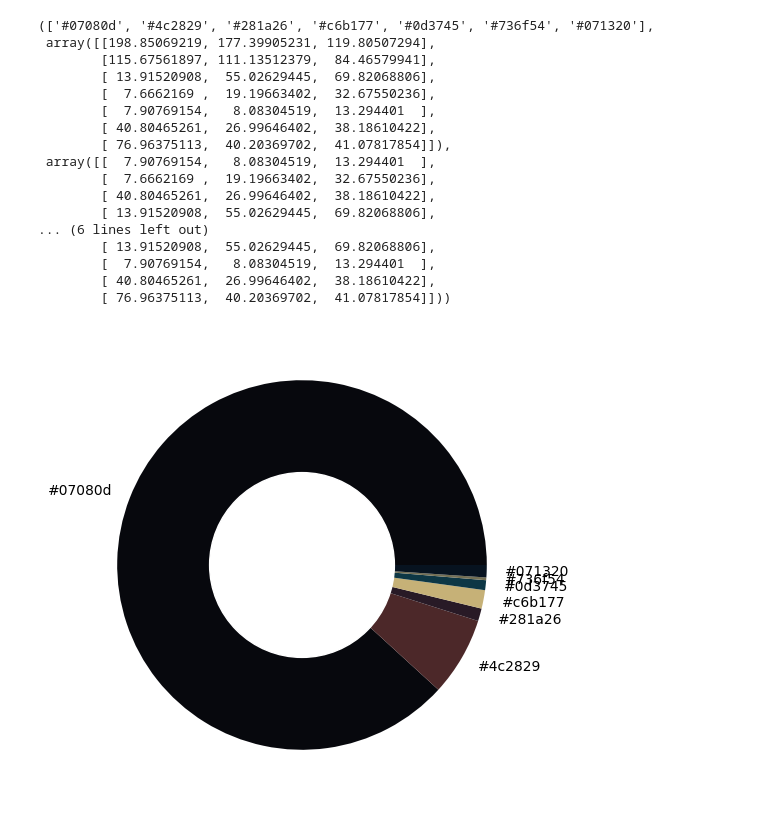
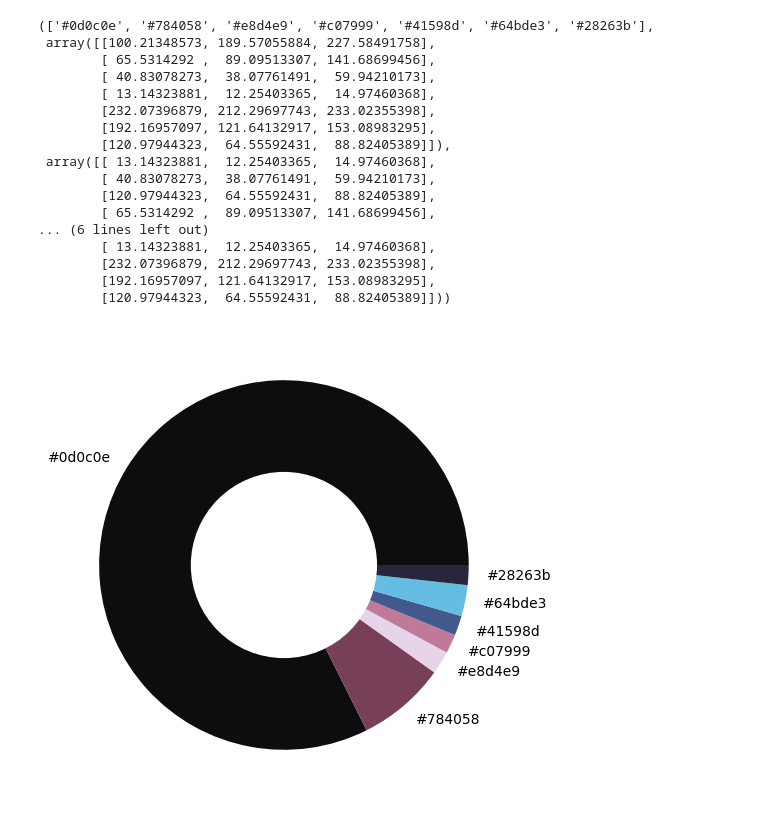
Before and after one commit to Viktorens/Portfolio_Website, a Jupyter notebook: js/imageColorPicker.ipynb, the cells around one changed output. Drawn from its saved outputs; the diff is of its cells as text; code cells hidden in the pictures.

```diff
--- a/js/imageColorPicker.ipynb
+++ b/js/imageColorPicker.ipynb
@@ -74,49 +74,52 @@ def get_colors(image, number_of_colors, show_chart):
     # HSV sorting
     rgb_colors_hsvSorted = np.array(sorted(rgb_colors, key=lambda rgb: colorsys.rgb_to_hsv(*rgb)))
 
     # Step sorting
     def step (r,g,b, repetitions=1):
         lum = math.sqrt( .241 * r + .691 * g + .068 * b )
         h, s, v = colorsys.rgb_to_hsv(r,g,b)
         h2 = int(h * repetitions)
         lum2 = int(lum * repetitions)
         v2 = int(v * repetitions)
         if h2 % 2 == 1:
             v2 = repetitions - v2
             lum = repetitions - lum
         return (h2, lum, v2)
     rgb_colors_stepSorted = np.array(sorted(rgb_colors, key=lambda rgb: step(rgb[0],rgb[1], rgb[2],8)))
 
     # encode numpy array into json
     class NumpyArrayEncoder(JSONEncoder):
         def default(self, obj):
             if isinstance(obj, np.ndarray):
                 return obj.tolist()
             return JSONEncoder.default(self, obj)
 
     # saving the colors in a json file
     with open('colors.json', 'w') as f:
-        json.dump(rgb_colors_hsvSorted, f,  cls=NumpyArrayEncoder)
+        colorList = list(rgb_colors_hsvSorted)
+        colorList.append(rgb_colors_luminositySorted[0])
+        colorList.append(rgb_colors_luminositySorted[-1])
+        json.dump(colorList, f,  cls=NumpyArrayEncoder)
 
     return hex_colors, rgb_colors_hsvSorted, rgb_colors_luminositySorted, rgb_colors_stepSorted
 
-get_colors(get_image('../img/backgroundPicture.png'), 7, True)
+get_colors(get_image('../assets/img/backgroundPicture.png'), 7, True)
 # %% [output]
-(['#07080d', '#4c2829', '#281a26', '#c6b177', '#0d3745', '#736f54', '#071320'],
- array([[198.85069219, 177.39905231, 119.80507294],
-        [115.67561897, 111.13512379,  84.46579941],
-        [ 13.91520908,  55.02629445,  69.82068806],
-        [  7.6662169 ,  19.19663402,  32.67550236],
-        [  7.90769154,   8.08304519,  13.294401  ],
-        [ 40.80465261,  26.99646402,  38.18610422],
-        [ 76.96375113,  40.20369702,  41.07817854]]),
- array([[  7.90769154,   8.08304519,  13.294401  ],
-        [  7.6662169 ,  19.19663402,  32.67550236],
-        [ 40.80465261,  26.99646402,  38.18610422],
-        [ 13.91520908,  55.02629445,  69.82068806],
+(['#0d0c0e', '#784058', '#e8d4e9', '#c07999', '#41598d', '#64bde3', '#28263b'],
+ array([[100.21348573, 189.57055884, 227.58491758],
+        [ 65.5314292 ,  89.09513307, 141.68699456],
+        [ 40.83078273,  38.07761491,  59.94210173],
+        [ 13.14323881,  12.25403365,  14.97460368],
+        [232.07396879, 212.29697743, 233.02355398],
+        [192.16957097, 121.64132917, 153.08983295],
+        [120.97944323,  64.55592431,  88.82405389]]),
+ array([[ 13.14323881,  12.25403365,  14.97460368],
+        [ 40.83078273,  38.07761491,  59.94210173],
+        [120.97944323,  64.55592431,  88.82405389],
+        [ 65.5314292 ,  89.09513307, 141.68699456],
 ... (6 lines left out)
-        [ 13.91520908,  55.02629445,  69.82068806],
-        [  7.90769154,   8.08304519,  13.294401  ],
-        [ 40.80465261,  26.99646402,  38.18610422],
-        [ 76.96375113,  40.20369702,  41.07817854]]))
+        [ 13.14323881,  12.25403365,  14.97460368],
+        [232.07396879, 212.29697743, 233.02355398],
+        [192.16957097, 121.64132917, 153.08983295],
+        [120.97944323,  64.55592431,  88.82405389]]))
-[figure, old version]
+[figure, new version]
```
Also changed, not shown: 40 other files.
